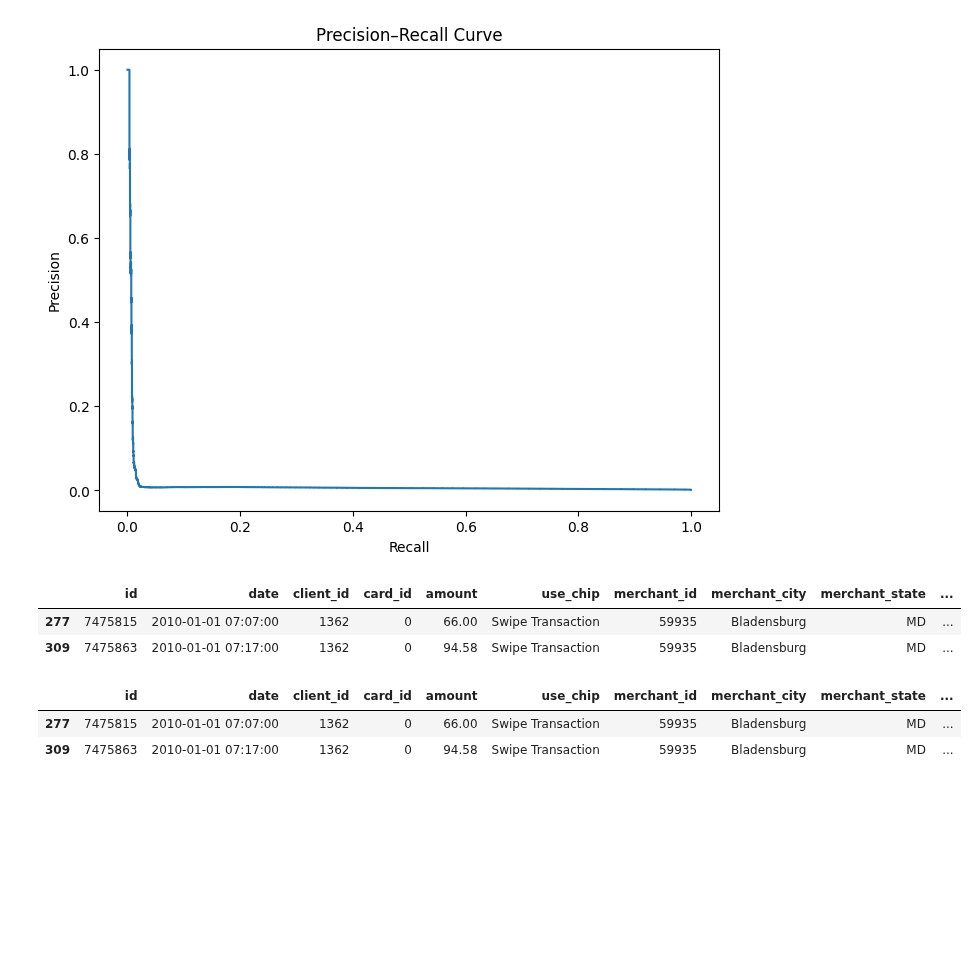
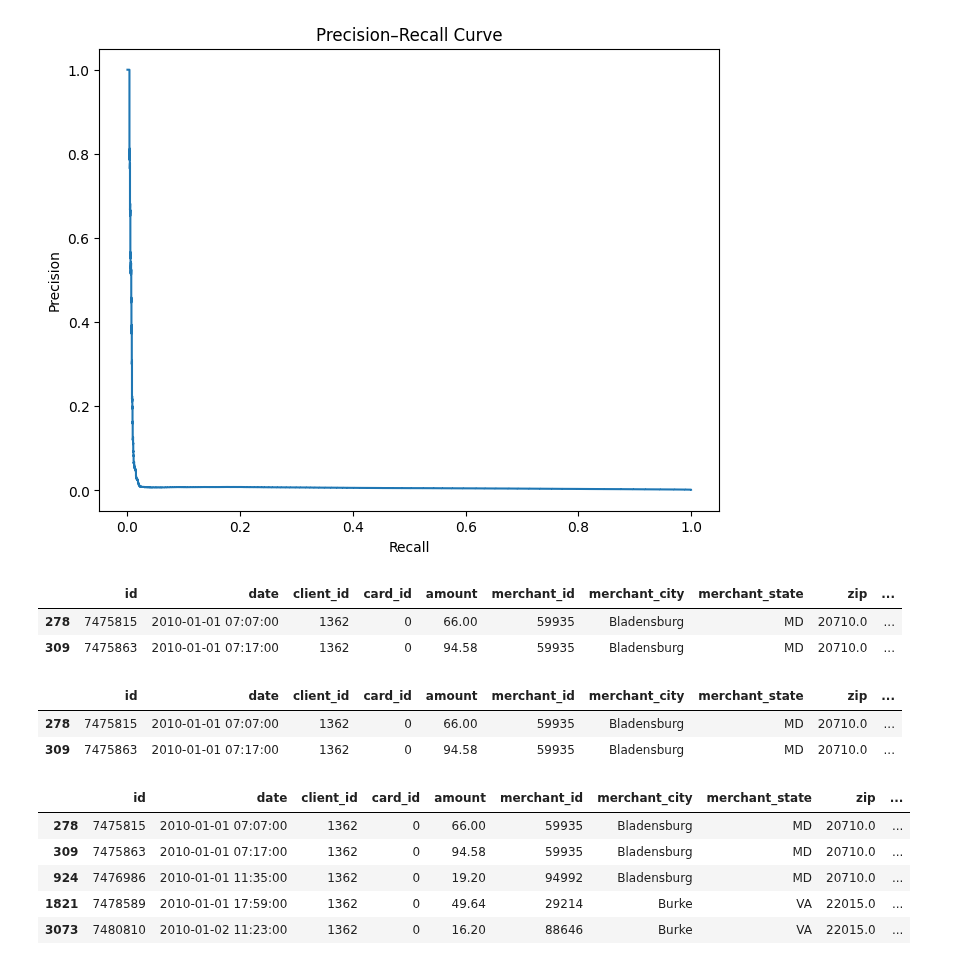
Before and after one commit to nandnii/Fraud-Transactions, a Jupyter notebook: Fraud Transactions.ipynb, the cells around one changed output. Drawn from its saved outputs; the diff is of its cells as text; code cells hidden in the pictures; blank space fills up the shorter version.

```diff
--- a/Fraud Transactions.ipynb
+++ b/Fraud Transactions.ipynb
@@ -1152,22 +1149,53 @@ plt.title("Precision–Recall Curve")
 plt.show()
 # %% [output]
 [figure]
-# %%
-df.head(2)
-# %% [output]
-|  | id | date | client_id | card_id | amount | use_chip | merchant_id | merchant_city | merchant_state | ... |
-| 277 | 7475815 | 2010-01-01 07:07:00 | 1362 | 0 | 66.00 | Swipe Transaction | 59935 | Bladensburg | MD | ... |
-| 309 | 7475863 | 2010-01-01 07:17:00 | 1362 | 0 | 94.58 | Swipe Transaction | 59935 | Bladensburg | MD | ... |
+# %%
+df_final = df_final.sort_values(['card_id', 'date'])
+df_final.head(2)
+# %% [output]
+|  | id | date | client_id | card_id | amount | merchant_id | merchant_city | merchant_state | zip | ... |
+| 278 | 7475815 | 2010-01-01 07:07:00 | 1362 | 0 | 66.00 | 59935 | Bladensburg | MD | 20710.0 | ... |
+| 309 | 7475863 | 2010-01-01 07:17:00 | 1362 | 0 | 94.58 | 59935 | Bladensburg | MD | 20710.0 | ... |
+# %%
+df_final['txns_last_24h'] = (
+    df_final.groupby('card_id')
+      .rolling('24h', on='date')['id']
+      .count()
+      .values
+)
+
+df_final['txns_last_1h'] = (
+    df_final.groupby('card_id')
+      .rolling('1h', on='date')['id']
+      .count()
+      .values
+)
+
+df_final['txns_last_5m'] = (
+    df_final.groupby('card_id')
+      .rolling('5min', on='date')['id']
+      .count()
+      .values
+)
+
+df_final.head(2)
+# %% [output]
+|  | id | date | client_id | card_id | amount | merchant_id | merchant_city | merchant_state | zip | ... |
+| 278 | 7475815 | 2010-01-01 07:07:00 | 1362 | 0 | 66.00 | 59935 | Bladensburg | MD | 20710.0 | ... |
+| 309 | 7475863 | 2010-01-01 07:17:00 | 1362 | 0 | 94.58 | 59935 | Bladensburg | MD | 20710.0 | ... |
 # %%
-df['txns_last_24h'] = (
-    df.groupby('card_id')
-      .rolling('24h', on='date')['id']
-      .count()
+df_final['avg_amount_last_24h'] = (
+    df_final.groupby('card_id')
+      .rolling('24h', on='date')['abs_amount']
+      .mean()
+      .shift(1)
       .values
 )
-
-df.head(2)
+df_final.head()
 # %% [output]
-|  | id | date | client_id | card_id | amount | use_chip | merchant_id | merchant_city | merchant_state | ... |
-| 277 | 7475815 | 2010-01-01 07:07:00 | 1362 | 0 | 66.00 | Swipe Transaction | 59935 | Bladensburg | MD | ... |
-| 309 | 7475863 | 2010-01-01 07:17:00 | 1362 | 0 | 94.58 | Swipe Transaction | 59935 | Bladensburg | MD | ... |
+|  | id | date | client_id | card_id | amount | merchant_id | merchant_city | merchant_state | zip | ... |
+| 278 | 7475815 | 2010-01-01 07:07:00 | 1362 | 0 | 66.00 | 59935 | Bladensburg | MD | 20710.0 | ... |
+| 309 | 7475863 | 2010-01-01 07:17:00 | 1362 | 0 | 94.58 | 59935 | Bladensburg | MD | 20710.0 | ... |
+| 924 | 7476986 | 2010-01-01 11:35:00 | 1362 | 0 | 19.20 | 94992 | Bladensburg | MD | 20710.0 | ... |
+| 1821 | 7478589 | 2010-01-01 17:59:00 | 1362 | 0 | 49.64 | 29214 | Burke | VA | 22015.0 | ... |
+| 3073 | 7480810 | 2010-01-02 11:23:00 | 1362 | 0 | 16.20 | 88646 | Burke | VA | 22015.0 | ... |
```
Also changed, not shown: parts of 22 cells of this notebook.
